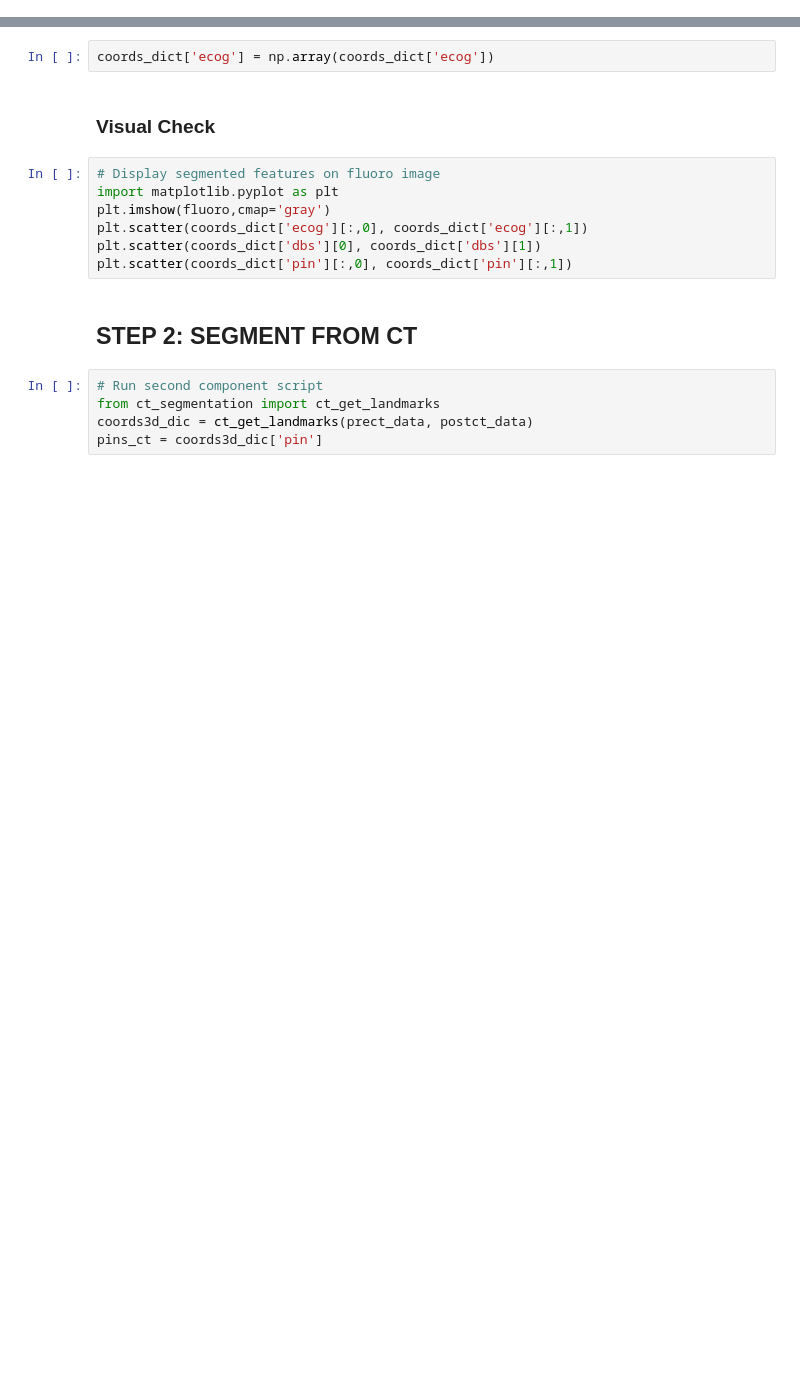
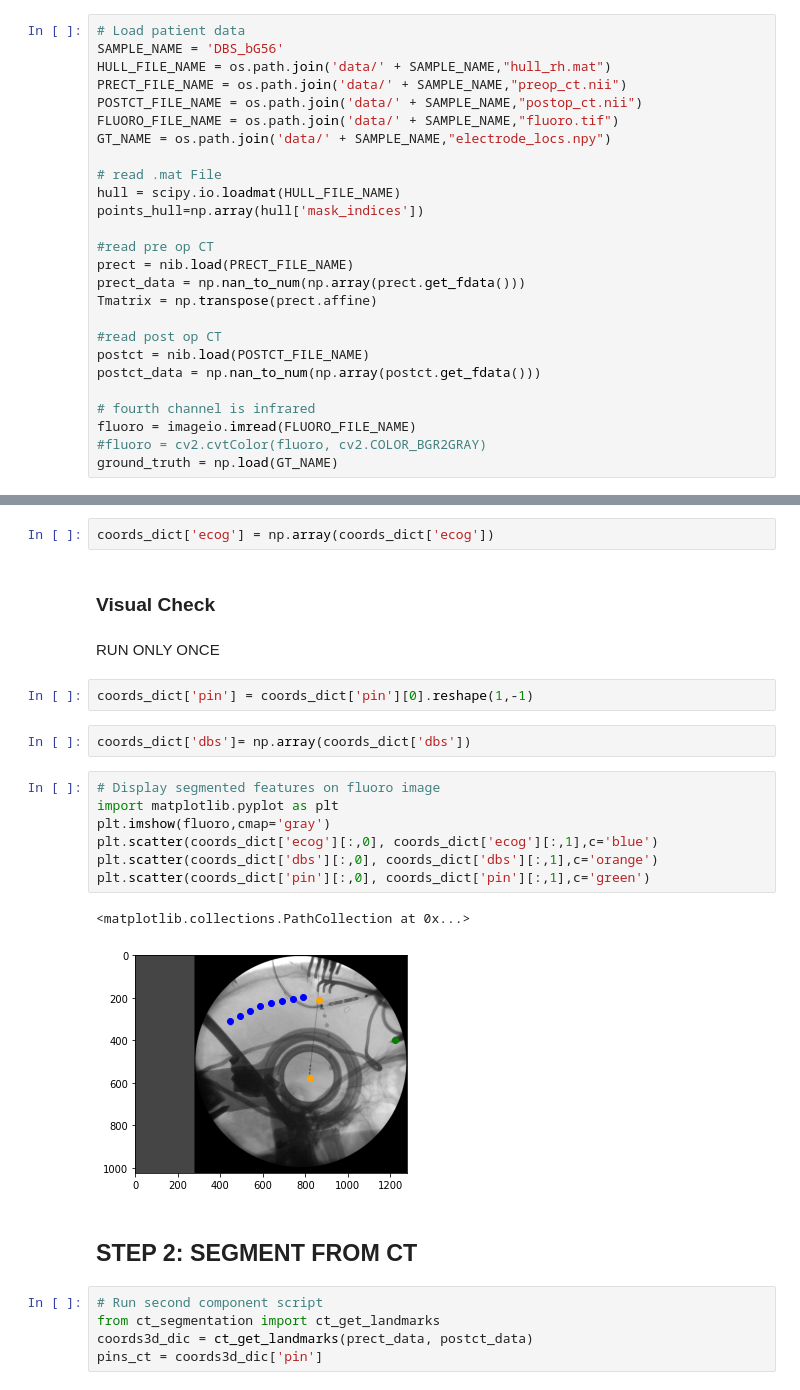
Before and after one commit to mvinet99/BrainReg, a Jupyter notebook: Pipeline.ipynb, the cells around one changed output, grey strips where cells are left out. Cells and saved outputs as stored; diff of their text form; blank space fills up the shorter version.

```diff
--- a/Pipeline.ipynb
+++ b/Pipeline.ipynb
@@ -13,3 +37,29 @@ This notebook will merge four steps:
+# %%
+# Load patient data
+SAMPLE_NAME = 'DBS_bG56'
+HULL_FILE_NAME = os.path.join('data/' + SAMPLE_NAME,"hull_rh.mat")
+PRECT_FILE_NAME = os.path.join('data/' + SAMPLE_NAME,"preop_ct.nii")
+POSTCT_FILE_NAME = os.path.join('data/' + SAMPLE_NAME,"postop_ct.nii")
+FLUORO_FILE_NAME = os.path.join('data/' + SAMPLE_NAME,"fluoro.tif")
+GT_NAME = os.path.join('data/' + SAMPLE_NAME,"electrode_locs.npy")
+
+# read .mat File
+hull = scipy.io.loadmat(HULL_FILE_NAME)
+points_hull=np.array(hull['mask_indices'])
+
+#read pre op CT
+prect = nib.load(PRECT_FILE_NAME)
+prect_data = np.nan_to_num(np.array(prect.get_fdata()))
+Tmatrix = np.transpose(prect.affine)
+
+#read post op CT
+postct = nib.load(POSTCT_FILE_NAME)
+postct_data = np.nan_to_num(np.array(postct.get_fdata()))
+
+# fourth channel is infrared
+fluoro = imageio.imread(FLUORO_FILE_NAME)
+#fluoro = cv2.cvtColor(fluoro, cv2.COLOR_BGR2GRAY)
+ground_truth = np.load(GT_NAME)
 # %% [markdown]
 ## STEP 1: SEGMENT FROM FLUORO
 # %%
@@ -20,13 +72,22 @@ coords_dict = fluoro_get_coordinates(fluoro)
 coords_dict['ecog'] = np.array(coords_dict['ecog'])
 # %% [markdown]
 ### Visual Check
+# %% [markdown]
+RUN ONLY ONCE
+# %%
+coords_dict['pin'] = coords_dict['pin'][0].reshape(1,-1)
+# %%
+coords_dict['dbs']= np.array(coords_dict['dbs'])
 # %%
 # Display segmented features on fluoro image
 import matplotlib.pyplot as plt
 plt.imshow(fluoro,cmap='gray')
-plt.scatter(coords_dict['ecog'][:,0], coords_dict['ecog'][:,1])
-plt.scatter(coords_dict['dbs'][0], coords_dict['dbs'][1])
-plt.scatter(coords_dict['pin'][:,0], coords_dict['pin'][:,1])
+plt.scatter(coords_dict['ecog'][:,0], coords_dict['ecog'][:,1],c='blue')
+plt.scatter(coords_dict['dbs'][:,0], coords_dict['dbs'][:,1],c='orange')
+plt.scatter(coords_dict['pin'][:,0], coords_dict['pin'][:,1],c='green')
+# %% [output]
+<matplotlib.collections.PathCollection at 0x...>
+[figure, added]
 # %% [markdown]
 ## STEP 2: SEGMENT FROM CT
 # %%
```
Also changed, not shown: parts of 16 cells of this notebook, 3 other files.
